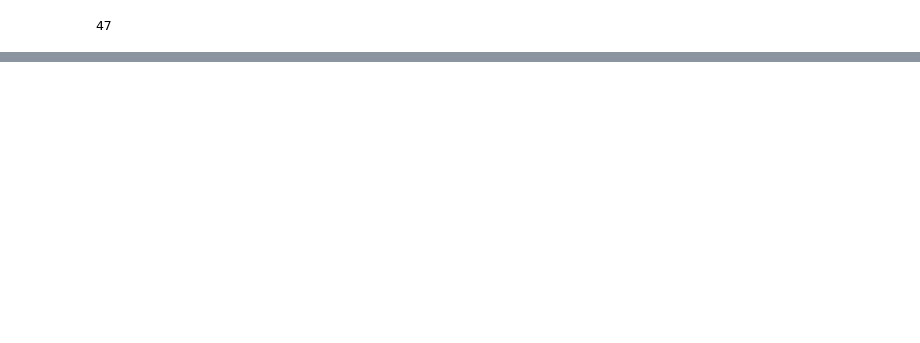
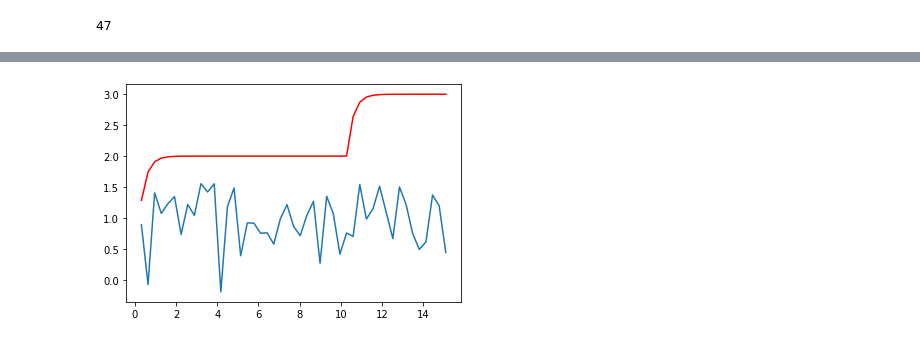
Before and after one commit to Kikumu/Computational-science-practice, a Jupyter notebook: Robot simulation part1.ipynb, the cells around one changed output, grey strips where cells are left out. Drawn from its saved outputs; the diff is of its cells as text; code cells hidden in the pictures; blank space fills up the shorter version.

```diff
--- a/Robot simulation part1.ipynb
+++ b/Robot simulation part1.ipynb
@@ -193,0 +210,32 @@ print(len(random_vals))
+# %%
+random_vals = []
+#random_vals[1,2,3,3]
+i = 0
+it = 0
+while i < len(x_exact_array):
+ if(it==0):
+    z1 = rand.uniform(0,2*np.pi) #values from 0 to (2*np.pi)#
+    b = std_dev * np.sqrt(-2*math.log(rand.uniform(0,1)))
+    z2 = b * math.sin(z1)+_mean
+    z3 = b* math.cos(z1)+_mean
+    #print(x_axis[i])
+    noise = x_exact_array[i] + z2
+    it = 1
+    i = i + 1
+    random_vals.append(noise/10) #dividenoise by 10 for "scaling" to step size?....
+   # print("nose1: ",noise/10,x_exact_array[i])
+ else:
+    it = 0
+    noise = x_exact_array[i] + z3
+    i = i + 1
+    random_vals.append(noise/10)
+    print("nose2: ",noise/10,x_exact_array[i])
+
+#meu is mean sigma is std deviation
+y_axis = x_array
+x_axis = t_array
+plt.xlabel("Time")
+plt.ylabel("Distance")
+#plt.plot(random_vals,color ="red")
+plt.plot(x_axis,y_axis,)
+plt.show()
@@ -193,0 +261,12 @@ print(len(random_vals))
+# %%
+#plt.figure()
+#plt.plot(t_array)
+y_axis = random_vals
+x_axis = t_array
+x = t_array
+y = x_array
+plt.plot(x,y,"r")
+plt.plot(x_axis,y_axis,)
+plt.show()
+# %% [output]
+[figure, added]
```
Also changed, not shown: parts of 7 cells of this notebook.
